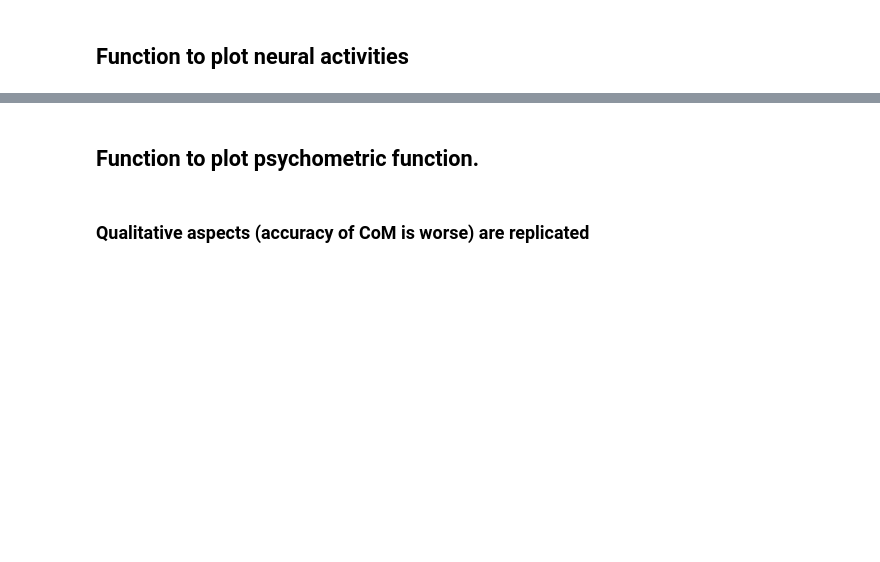
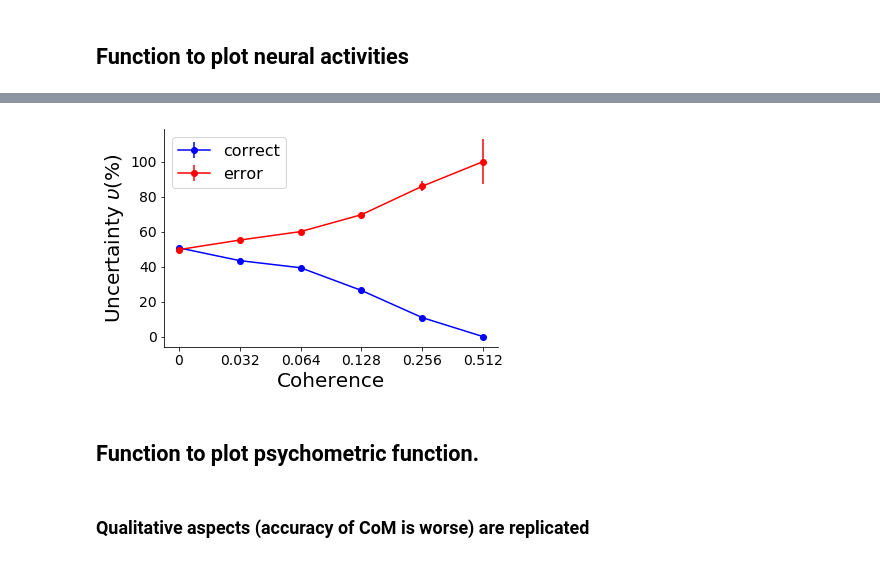
Before and after one commit to nidstigator/com_fixed_duration, a Jupyter notebook: plotting_code/notebooks/model_exp_sidebyside.ipynb, the cells around one changed output, grey strips where cells are left out. Saved outputs shown, nothing was run; the diff lists cells and outputs as text; code cells hidden in the pictures; blank space fills up the shorter version.

```diff
--- a/plotting_code/notebooks/model_exp_sidebyside.ipynb
+++ b/plotting_code/notebooks/model_exp_sidebyside.ipynb
@@ -114,3 +124,7 @@ plot_figure_1('Exp. 1')
+# %%
+plot_uncertainty_vs_var('coherence')
+# %% [output]
+[figure, added]
 # %% [markdown]
 ## Function to plot psychometric function.
 # %%
```
Also changed, not shown: parts of 24 cells of this notebook, 4 other files.
